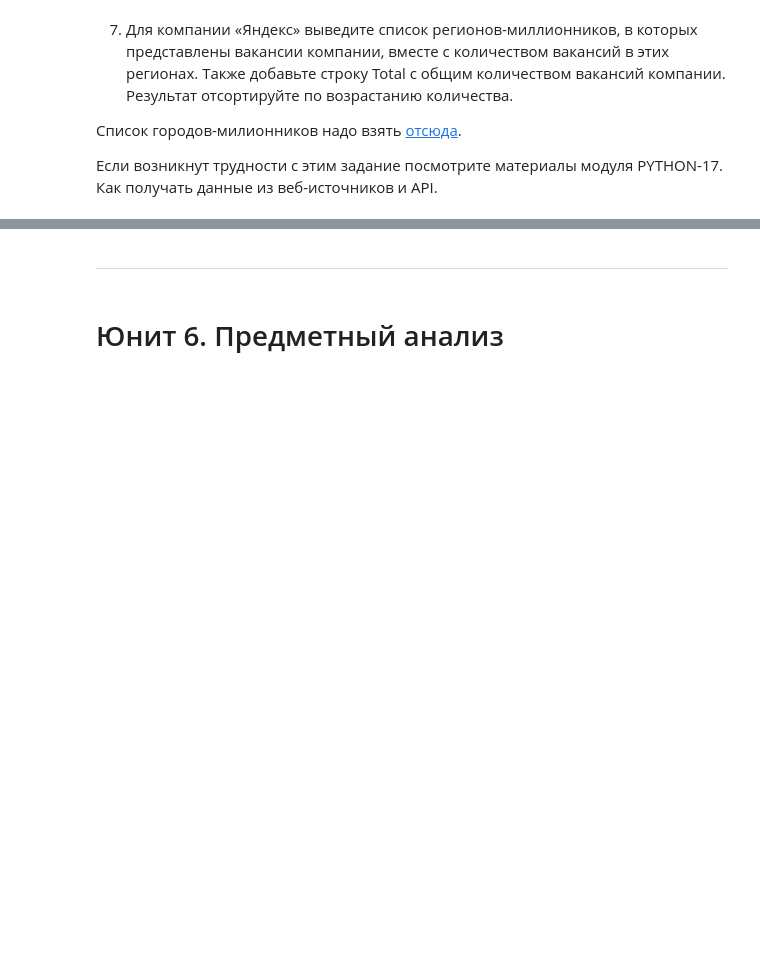
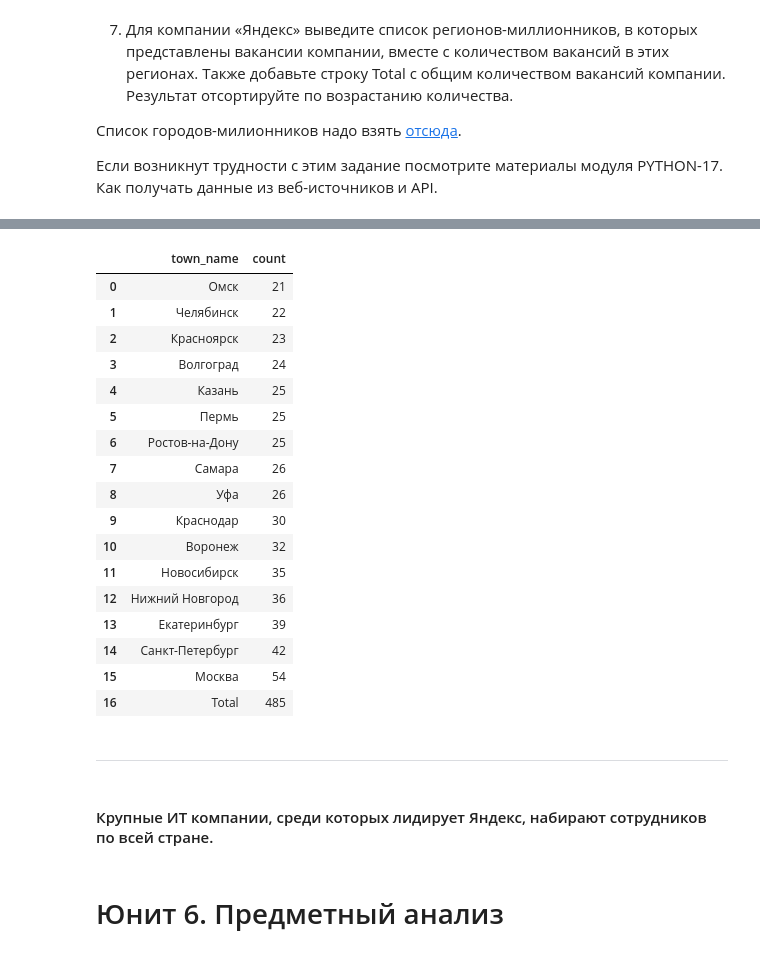
Before and after one commit to Dennniskoo/data_science, a Jupyter notebook: Project_2/Project_2.ipynb, the cells around one changed output, grey strips where cells are left out. Saved outputs shown, nothing was run; the diff lists cells and outputs as text; code cells hidden in the pictures; blank space fills up the shorter version.

```diff
--- a/Project_2/Project_2.ipynb
+++ b/Project_2/Project_2.ipynb
@@ -139,0 +358,3 @@ data
+# %%
+data = pd.read_sql_query(query, connection)
+data['count'][0]
@@ -152,2 +389,65 @@ data
+# %%
+query = f'''
+select
+    a.name town_name,
+    count(*)
+from
+    vacancies v
+    join areas a on a.id = area_id
+    join employers e on e.id = employer_id
+where
+    e.name = 'Яндекс'
+group by
+    a.name
+'''
+# %%
+def add_total(df:pd.DataFrame):
+    """Add total sum of second column in two columns DataFrame.
+       Second col must be numeric type.
+
+    Args:
+        df (pd.DataFrame): [2 cols DataFrame]
+
+    Returns:
+        [pd.DataFrame]: [DataFrame with total sum row]
+    """
+    if len(df.columns) != 2: raise Exception('Must be only 2 columns in DataFrame!')
+
+    total = df[df.columns[1]].sum()
+    total_row = pd.DataFrame([{df.columns[0]: 'Total', df.columns[1]: total}])
+    result = pd.concat([data, total_row], ignore_index=True, axis=0)
+
+    return result
+
+
+data = pd.read_sql_query(query, connection)
+
+# Отфильтровываем города по списку, сортируем
+cities = get_million_cities_from_wiki()
+filter = data['town_name'].apply(lambda x: x in cities)
+data = data[filter].sort_values(by='count', ignore_index=True)
+
+# Добавляем тотал
+data = add_total(data)
+data
+# %% [output]
+|  | town_name | count |
+| 0 | Омск | 21 |
+| 1 | Челябинск | 22 |
+| 2 | Красноярск | 23 |
+| 3 | Волгоград | 24 |
+| 4 | Казань | 25 |
+| 5 | Пермь | 25 |
+| 6 | Ростов-на-Дону | 25 |
+| 7 | Самара | 26 |
+| 8 | Уфа | 26 |
+| 9 | Краснодар | 30 |
+| 10 | Воронеж | 32 |
+| 11 | Новосибирск | 35 |
+| 12 | Нижний Новгород | 36 |
+| 13 | Екатеринбург | 39 |
+| 14 | Санкт-Петербург | 42 |
+| 15 | Москва | 54 |
+| 16 | Total | 485 |
 # %% [markdown]
 ***
@@ -156,3 +454,5 @@ data
+# %% [markdown]
+#### Крупные ИТ компании, среди которых лидирует Яндекс, набирают сотрудников по всей стране.
 # %% [markdown]
 # Юнит 6. Предметный анализ
 # %% [markdown]
```
Also changed, not shown: parts of 114 cells of this notebook, 6 other files.
